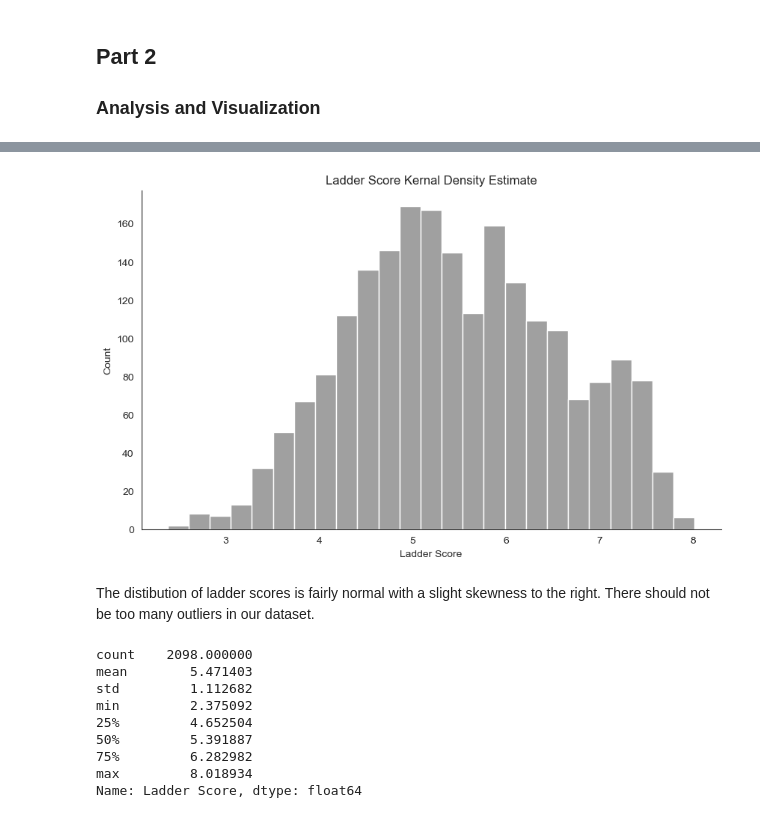
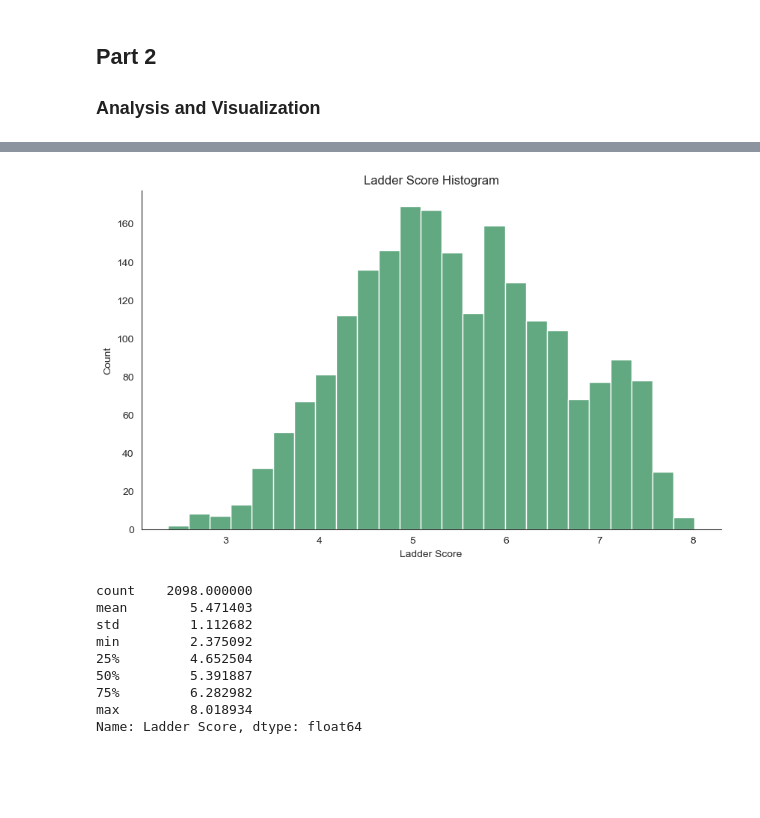
Before and after one commit to paul-trood/Portfolio-World_Happiness_Report, a Jupyter notebook: world_happiness.ipynb, the cells around one changed output, grey strips where cells are left out. Drawn from its saved outputs; the diff is of its cells as text; code cells hidden in the pictures; blank space fills up the shorter version.

```diff
--- a/world_happiness.ipynb
+++ b/world_happiness.ipynb
@@ -763,7 +795,7 @@ population["Country (or dependency)"] = population["Country (or dependency)"].st
                                                                              .str.replace("Taiwan","Taiwan Province of China", regex=False)
 
 # Merges population stats with main dataframe
-combined = pd.merge(combined_report,population, how="left", left_on = "Country", right_on="Country (or dependency)").drop(columns="Country (or dependency)")
+combined = pd.merge(combined, population, how="left", left_on = "Country", right_on="Country (or dependency)").drop(columns="Country (or dependency)")
 # %%
 combined.apply(pd.isnull).sum()/combined.shape[0] * 100
 # %% [output]
@@ -826,7 +858,9 @@ combined["Med. Age"] = combined["Med. Age"].astype(float)
 cols_rename = {
                 "Yearly Change": "Yearly Change %",
                 "World Share":"World Share %",
-                "Fert. Rate":"Fertility Rate %"
+                "Fert. Rate":"Fertility Rate %",
+                "Med. Age": "Median Age",
+                "COVID-19 deaths per 100,000 population in 2020":"COVID-19 deaths per 100,000 (2020)"
               }
 # Rename columns, and set a new copy
 full_report = combined.rename(columns=cols_rename).copy()
@@ -861,15 +902,13 @@ plt.show()
 # %%
 sns.set_style("white")
 
 plt.subplots(figsize = (10,6), dpi = 100)
-ax = sns.histplot(x="Ladder Score", data=full_report, color="gray", bins=25)
+ax = sns.histplot(x="Ladder Score", data=full_report, color="seagreen", bins=25)
 sns.despine()
-plt.title("Ladder Score Kernal Density Estimate")
+plt.title("Ladder Score Histogram")
 plt.show()
 # %% [output]
-[figure, old version]
+[figure, new version]
-# %% [markdown]
-The distibution of ladder scores is fairly normal with a slight skewness to the right. There should not be too many outliers in our dataset.
 # %%
 full_report["Ladder Score"].describe()
 # %% [output]
```
Also changed, not shown: parts of 19 cells of this notebook.
